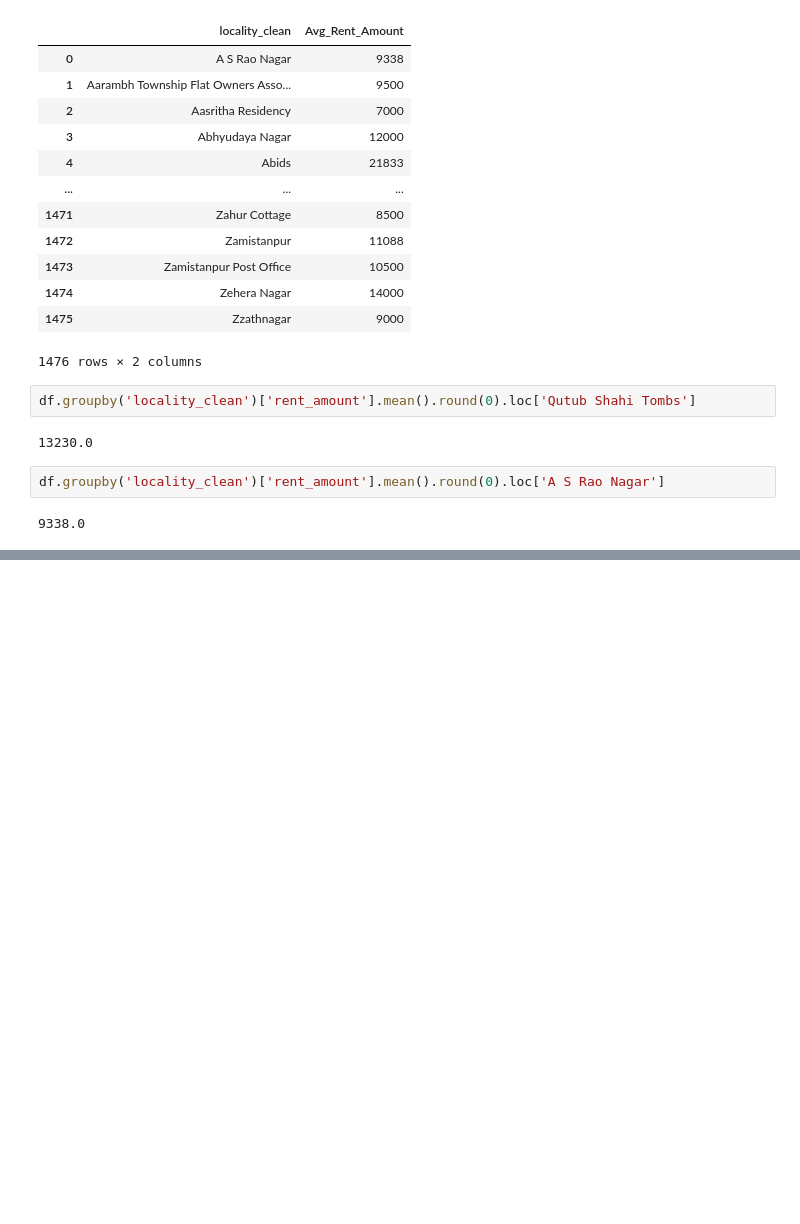
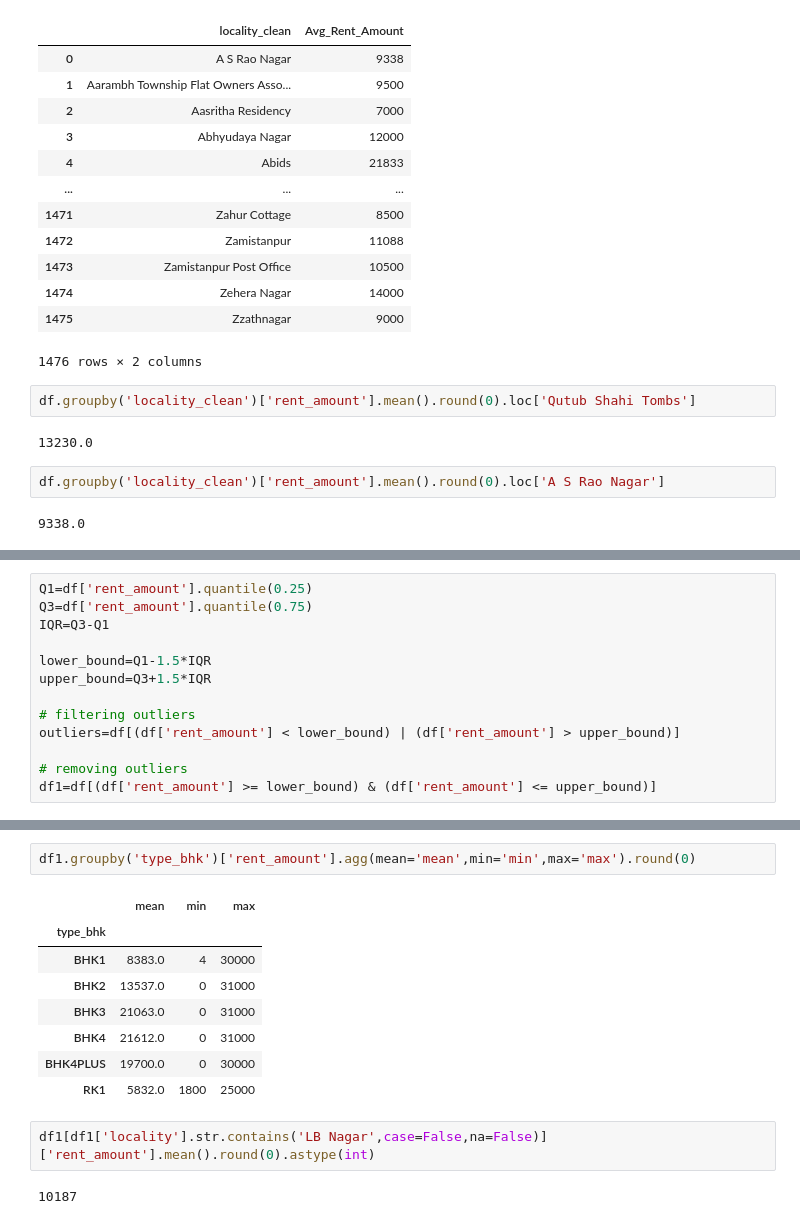
Before and after one commit to Srikant-Pal/No_broker_Analysis, a Jupyter notebook: Nobroker_Analytics.ipynb, the cells around one changed output, grey strips where cells are left out. Drawn from its saved outputs; the diff is of its cells as text; blank space fills up the shorter version.

Commit message:
Removing Outliers

```diff
--- a/Nobroker_Analytics.ipynb
+++ b/Nobroker_Analytics.ipynb
@@ -152,0 +155,13 @@ plt.show()
+# %%
+Q1=df['rent_amount'].quantile(0.25)
+Q3=df['rent_amount'].quantile(0.75)
+IQR=Q3-Q1
+
+lower_bound=Q1-1.5*IQR
+upper_bound=Q3+1.5*IQR
+
+# filtering outliers
+outliers=df[(df['rent_amount'] < lower_bound) | (df['rent_amount'] > upper_bound)]
+
+# removing outliers
+df1=df[(df['rent_amount'] >= lower_bound) & (df['rent_amount'] <= upper_bound)]
@@ -152,0 +179,15 @@ plt.show()
+# %%
+df1.groupby('type_bhk')['rent_amount'].agg(mean='mean',min='min',max='max').round(0)
+# %% [output]
+|  | mean | min | max |
+| type_bhk |  |  |  |
+| BHK1 | 8383.0 | 4 | 30000 |
+| BHK2 | 13537.0 | 0 | 31000 |
+| BHK3 | 21063.0 | 0 | 31000 |
+| BHK4 | 21612.0 | 0 | 31000 |
+| BHK4PLUS | 19700.0 | 0 | 30000 |
+| RK1 | 5832.0 | 1800 | 25000 |
+# %%
+df1[df1['locality'].str.contains('LB Nagar',case=False,na=False)]['rent_amount'].mean().round(0).astype(int)
+# %% [output]
+10187
```
Also changed, not shown: parts of 16 cells of this notebook.
